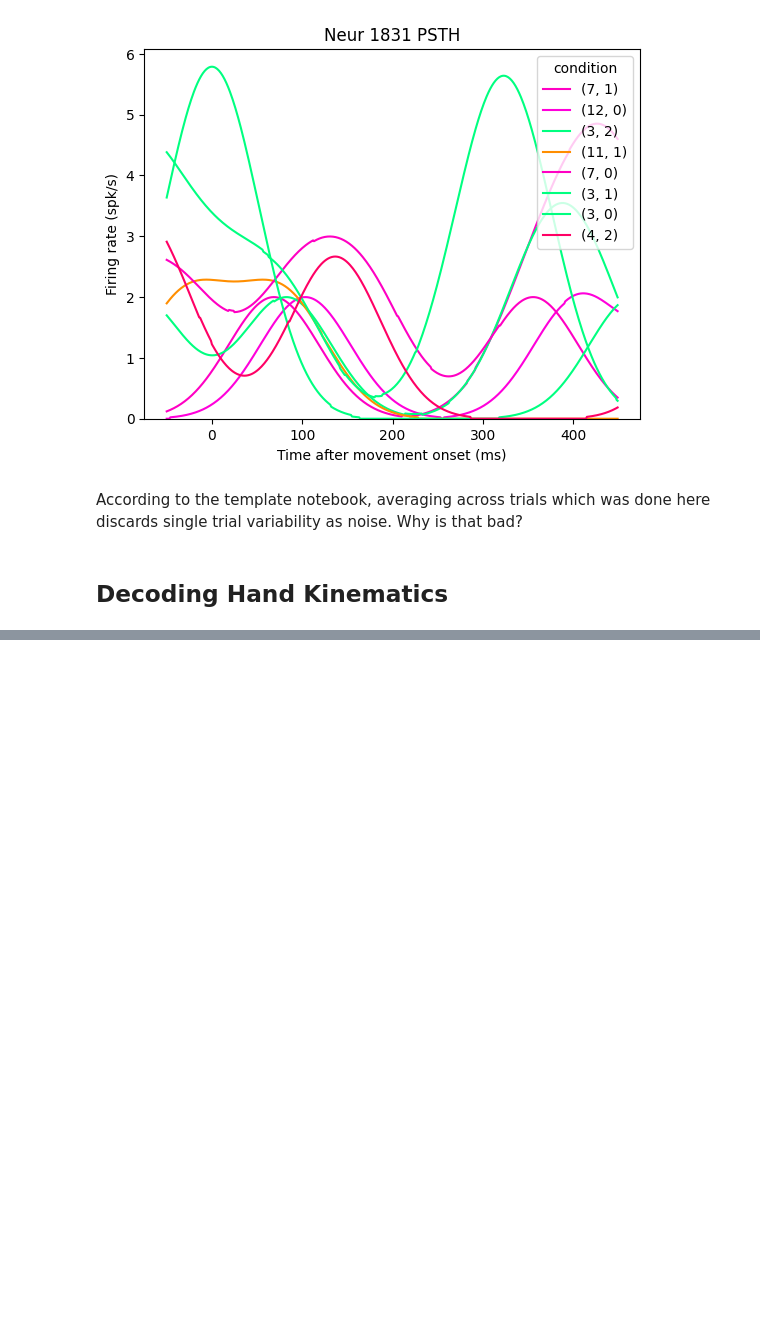
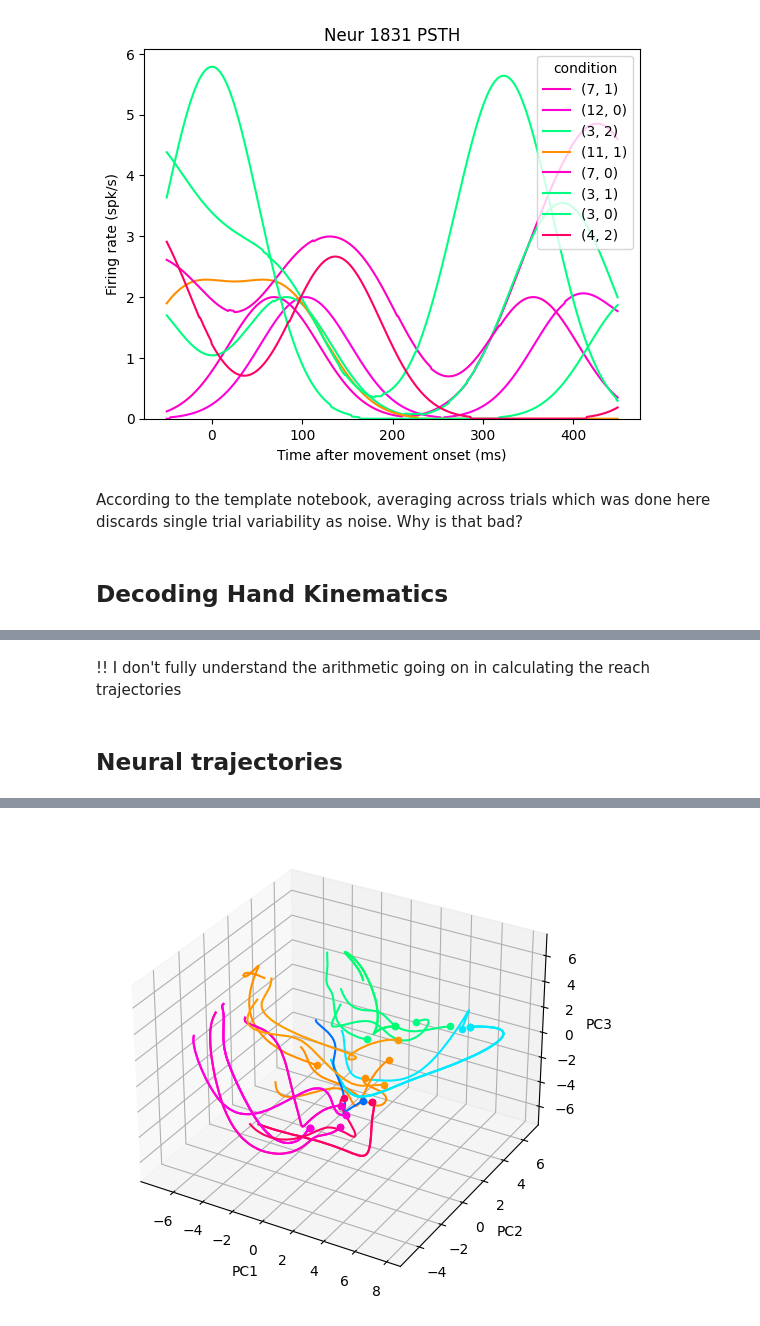
Before and after one commit to cyrilakafia/mc-mace-analysis, a Jupyter notebook: mc_maze.ipynb, the cells around one changed output, grey strips where cells are left out. Saved outputs shown, nothing was run; the diff lists cells and outputs as text; code cells hidden in the pictures; blank space fills up the shorter version.

```diff
--- a/mc_maze.ipynb
+++ b/mc_maze.ipynb
@@ -327,0 +295,69 @@ Length: 100, dtype: bool
+# %% [markdown]
+!! I don't fully understand the arithmetic going on in calculating the reach trajectories
+# %% [markdown]
+## Neural trajectories
+# %%
+np.random.seed(2021)
+n_conds = 15
+
+conds = dataset.trial_info.set_index(['trial_type', 'trial_version']).index.unique().tolist()
+
+rates = []
+colors = []
+
+for i in np.random.choice(len(conds), n_conds):
+    cond = conds[i]
+
+    # Find trial in condition
+    mask = np.all(dataset.trial_info[['trial_type', 'trial_version']] == cond, axis)
+
+    # Extract trial  data
+    trial_data = dataset.make_trial_data[align_field = 'move_onset_time', align_range=(-50, 450), ignored_trias = (~mask)]
+
+    # Append ave
+# %%
+## Plot neural trajectories for subset of conditions
+
+# Seed generator for consistent plots
+np.random.seed(2021)
+n_conds = 27 # number of conditions to plot
+
+# Get unique conditions
+conds = dataset.trial_info.set_index(['trial_type', 'trial_version']).index.unique().tolist()
+
+# Loop through conditions
+rates = []
+colors = []
+for i in np.random.choice(len(conds), n_conds):
+    cond = conds[i]
+    # Find trials in condition
+    mask = np.all(dataset.trial_info[['trial_type', 'trial_version']] == cond, axis=1)
+    # Extract trial data
+    trial_data = dataset.make_trial_data(align_field='move_onset_time', align_range=(-50, 450), ignored_trials=(~mask))
+    # Append averaged smoothed spikes for condition
+    rates.append(trial_data.groupby('align_time')[trial_data[['spikes_smth_50']].columns].mean().to_numpy())
+    # Append reach angle-based color for condition
+    active_target = dataset.trial_info[mask].target_pos.iloc[0][dataset.trial_info[mask].active_target.iloc[0]]
+    reach_angle = np.arctan2(*active_target[::-1])
+    colors.append(plt.cm.hsv(reach_angle / (2*np.pi) + 0.5))
+
+# Stack data and apply PCA
+rate_stack = np.vstack(rates)
+rate_scaled = StandardScaler().fit_transform(rate_stack)
+pca = PCA(n_components=4)
+traj_stack = pca.fit_transform(rate_scaled)
+traj_arr = traj_stack.reshape((n_conds, len(rates[0]), -1))
+
+# Loop through trajectories and plot
+fig = plt.figure(figsize=(9, 6))
+ax = fig.add_subplot(111, projection='3d')
+for traj, col in zip(traj_arr, colors):
+    ax.plot(traj[:, 0], traj[:, 1], traj[:, 2], color=col)
+    ax.scatter(traj[0, 0], traj[0, 1], traj[0, 2], color=col)
+
+# Add labels
+ax.set_xlabel('PC1')
+ax.set_ylabel('PC2')
+ax.set_zlabel('PC3')
+plt.show()
+# %% [output]
@@ -327,0 +381 @@ Length: 100, dtype: bool
+[figure, added]
```
Also changed, not shown: parts of 10 cells of this notebook.
